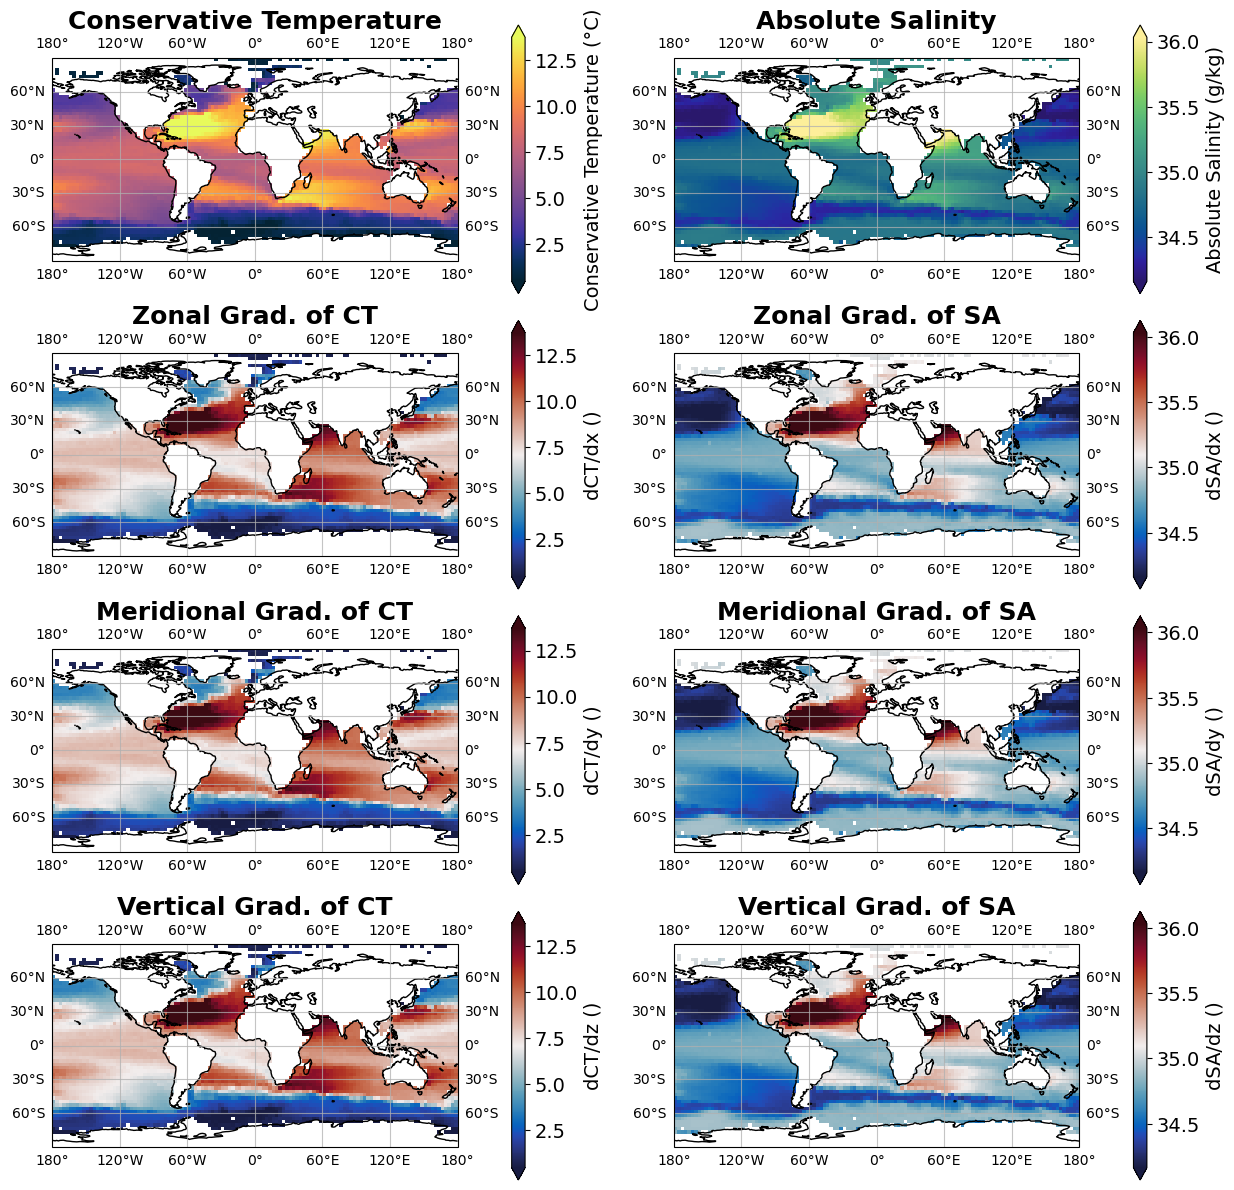
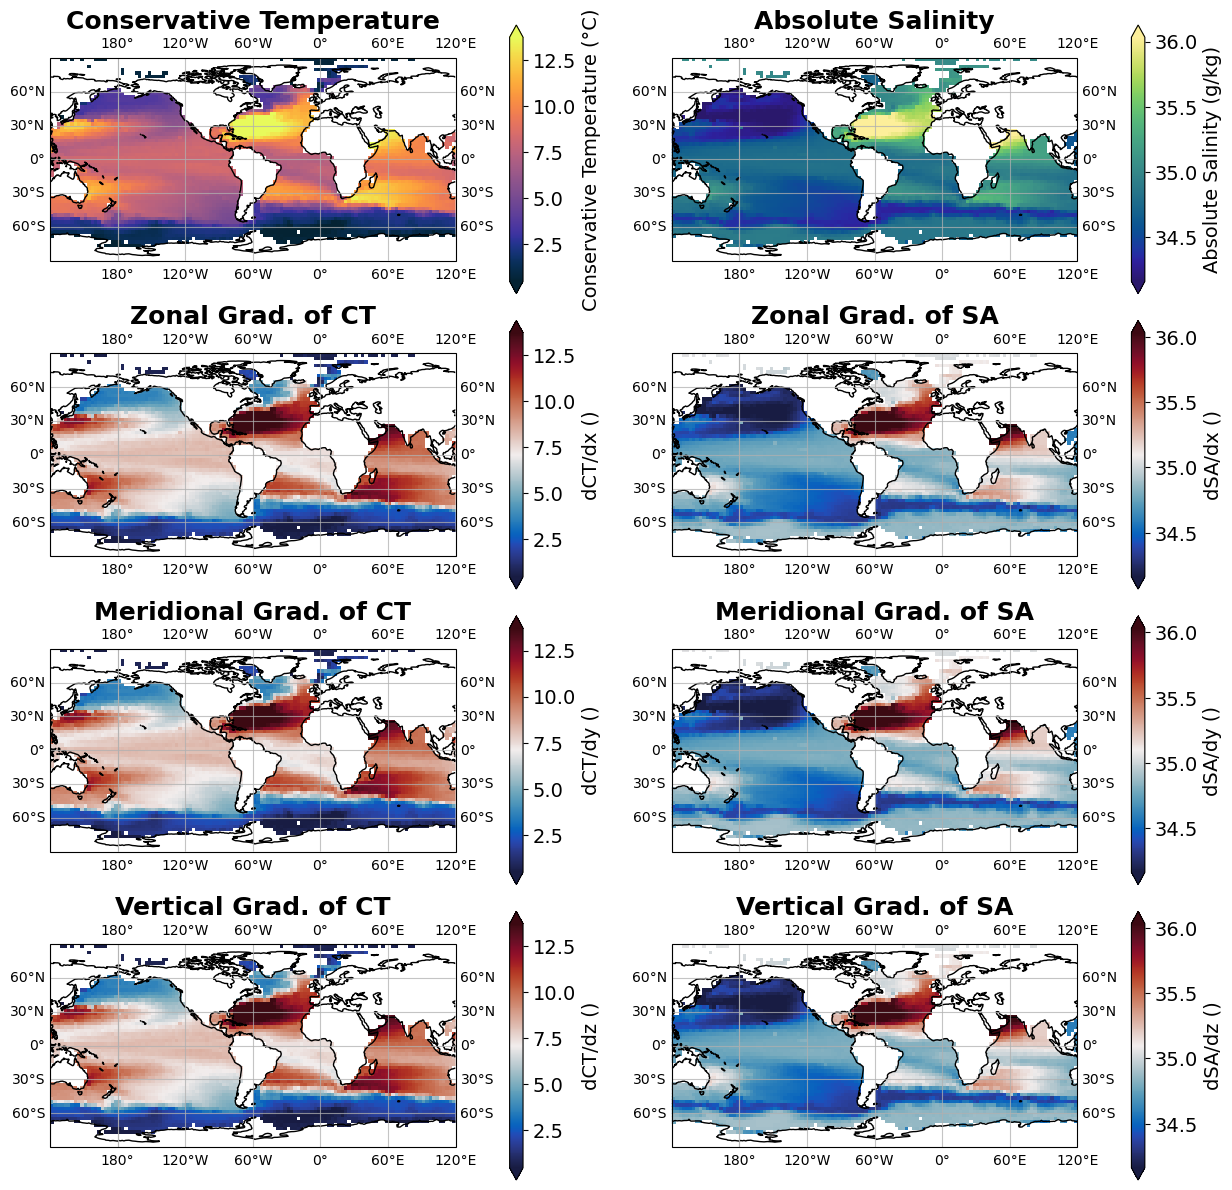
The change to this notebook cell's code, shown as a diff; its figure went from the first image to the second:
--- before
+++ after
@@ -28,5 +28,5 @@
 
 # --- Create figure and loop ---
-fig, axes = plt.subplots(4, 2, figsize=(15, 15), subplot_kw={'projection': ccrs.PlateCarree()})
+fig, axes = plt.subplots(4, 2, figsize=(15, 15), subplot_kw={'projection': ccrs.PlateCarree(central_longitude=-60)})
 axes = axes.ravel()
 

Commit: results figs 1-4